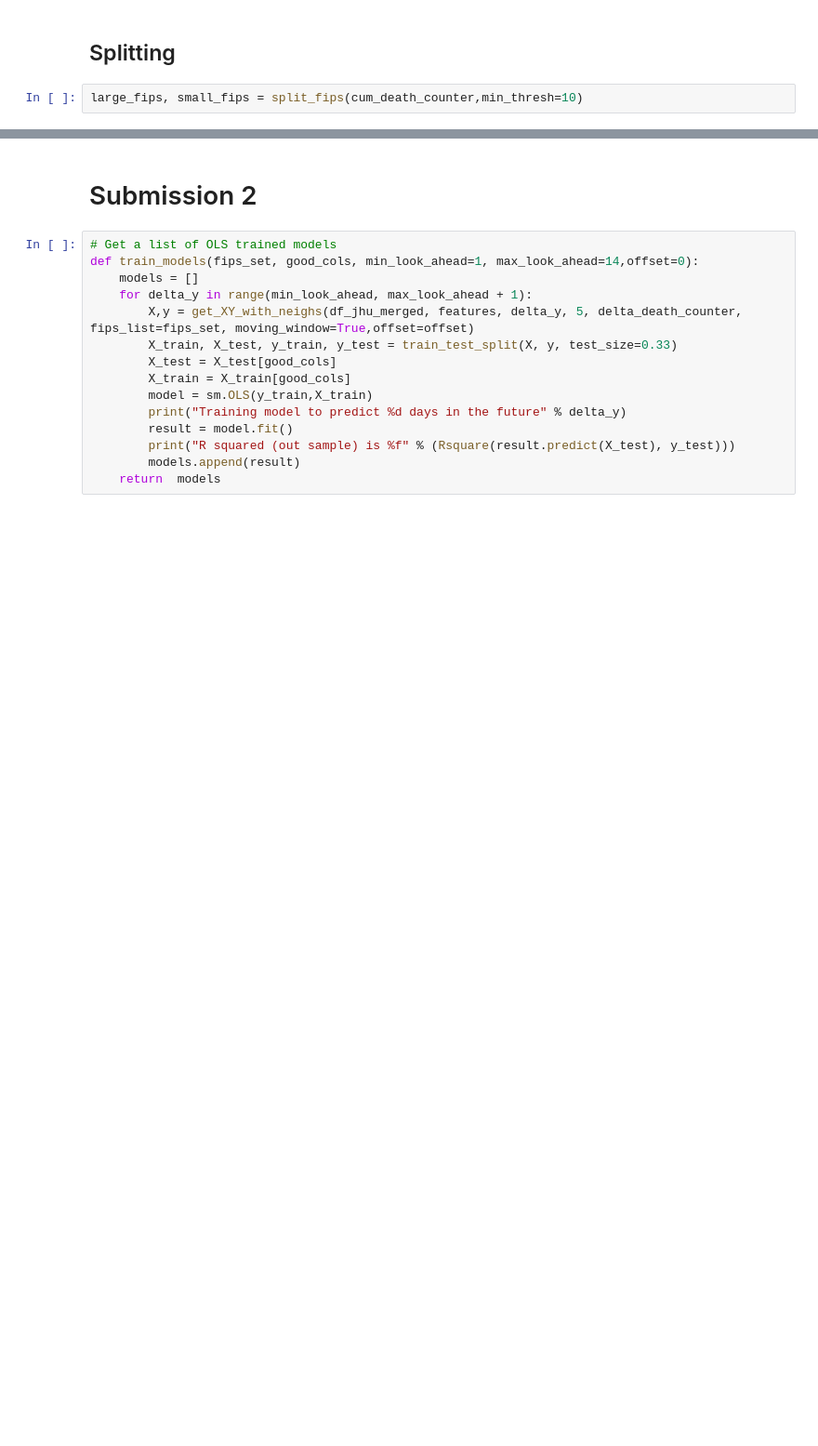
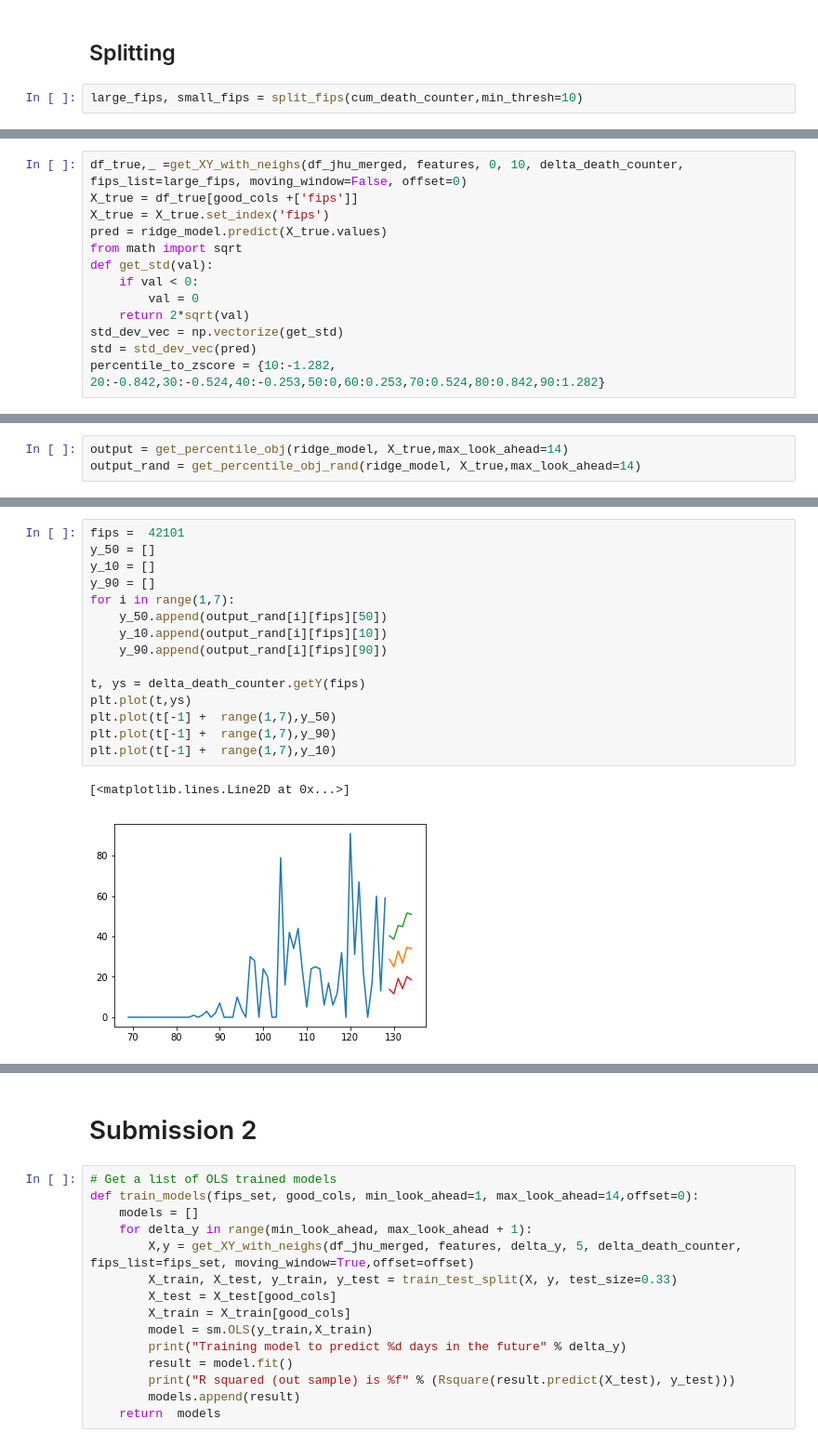
Before and after one commit to majesticfish/CS156B-Covid-Challenge, a Jupyter notebook: exploratory/Sean's Notebook/Just XY, please.ipynb, the cells around one changed output, grey strips where cells are left out. Shown: that part at 93% size. Cells and saved outputs as stored; diff of their text form; blank space fills up the shorter version.

```diff
--- a/exploratory/Sean's Notebook/Just XY, please.ipynb
+++ b/exploratory/Sean's Notebook/Just XY, please.ipynb
@@ -343,0 +328,13 @@ R^2 (out sample): 0.799430
+# %%
+df_true,_ =get_XY_with_neighs(df_jhu_merged, features, 0, 10, delta_death_counter, fips_list=large_fips, moving_window=False, offset=0)
+X_true = df_true[good_cols +['fips']]
+X_true = X_true.set_index('fips')
+pred = ridge_model.predict(X_true.values)
+from math import sqrt
+def get_std(val):
+    if val < 0:
+        val = 0
+    return 2*sqrt(val)
+std_dev_vec = np.vectorize(get_std)
+std = std_dev_vec(pred)
+percentile_to_zscore = {10:-1.282, 20:-0.842,30:-0.524,40:-0.253,50:0,60:0.253,70:0.524,80:0.842,90:1.282}
@@ -343,0 +387,3 @@ R^2 (out sample): 0.799430
+# %%
+output = get_percentile_obj(ridge_model, X_true,max_look_ahead=14)
+output_rand = get_percentile_obj_rand(ridge_model, X_true,max_look_ahead=14)
@@ -343,0 +392,18 @@ R^2 (out sample): 0.799430
+# %%
+fips =  42101
+y_50 = []
+y_10 = []
+y_90 = []
+for i in range(1,7):
+    y_50.append(output_rand[i][fips][50])
+    y_10.append(output_rand[i][fips][10])
+    y_90.append(output_rand[i][fips][90])
+
+t, ys = delta_death_counter.getY(fips)
+plt.plot(t,ys)
+plt.plot(t[-1] +  range(1,7),y_50)
+plt.plot(t[-1] +  range(1,7),y_90)
+plt.plot(t[-1] +  range(1,7),y_10)
+# %% [output]
+[<matplotlib.lines.Line2D at 0x...>]
+[figure, added]
```
Also changed, not shown: parts of 25 cells of this notebook, 4 other files.
